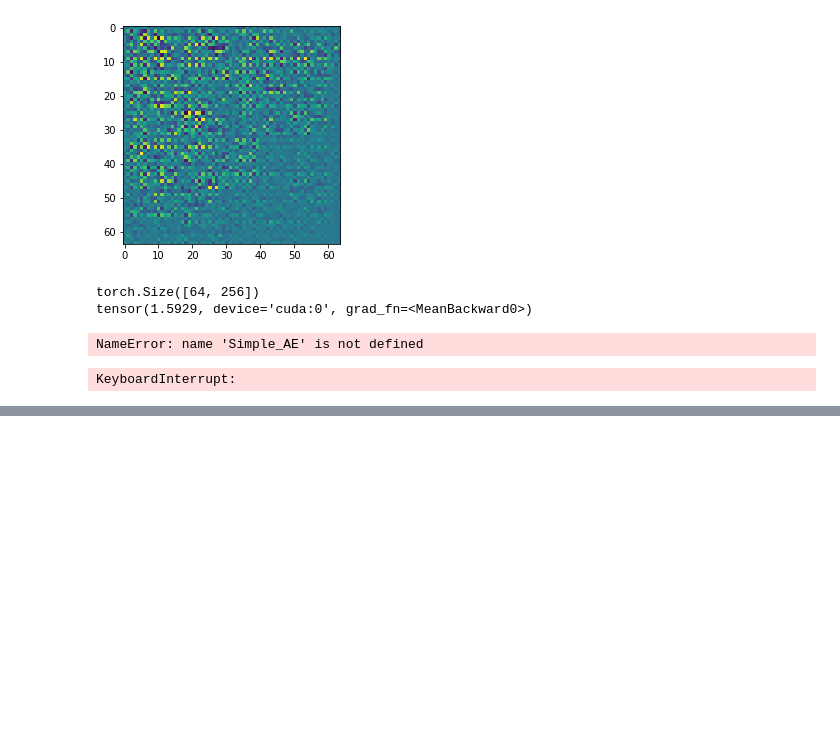
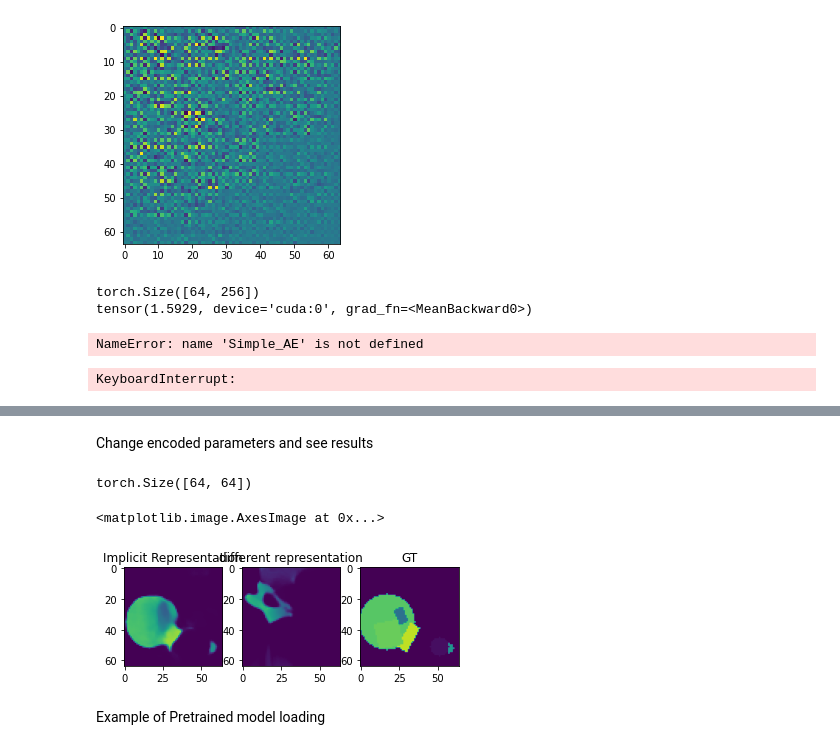
Before and after one commit to gmmyung/RoboVision, a Jupyter notebook: Superencoding.ipynb, the cells around one changed output, grey strips where cells are left out. Saved outputs shown, nothing was run; the diff lists cells and outputs as text; code cells hidden in the pictures; blank space fills up the shorter version.

```diff
--- a/Superencoding.ipynb
+++ b/Superencoding.ipynb
@@ -456,3 +460,40 @@ for i in range(20):
 ... (8 outputs left out)
 # %%
 torch.save(Model, "./transformer_model.pt")
+# %% [markdown]
+Change encoded parameters and see results
+# %%
+batch = torch.zeros([1, 1, t.map_size, t.map_size], device = device)
+t.initialize_terrain()
+batch[0] = t.color_map
+# %%
+
+mesh = torch.zeros([1, 64*64, 2], device = device)
+for i in range(64):
+    for j in range(64):
+        mesh[0, i*64+j, 0] = i
+        mesh[0, i*64+j, 1] = j
+enc = Model.forward(batch)
+enc[0, 150:256] = 0
+
+output = Model.point_to_pixel(Model.forward(batch), mesh)
+diff_output = Model.point_to_pixel(enc, mesh).reshape(64, 64)
+print(diff_output.shape)
+output = output.reshape(64, 64)
+plt.subplot(1,3,1)
+plt.title('Implicit Representation')
+plt.imshow(output.to('cpu').detach().numpy(), vmax=1, vmin=0)
+
+plt.subplot(1,3,2)
+plt.title('different representation')
+plt.imshow(diff_output.to('cpu').detach().numpy(), vmax=1, vmin=0)
+
+plt.subplot(1,3,3)
+plt.title('GT')
+plt.imshow(t.color_map.to('cpu').detach().numpy(), vmax=1, vmin=0)
+# %% [output]
+torch.Size([64, 64])
+<matplotlib.image.AxesImage at 0x...>
+[figure, added]
+# %% [markdown]
+Example of Pretrained model loading
```
Also changed, not shown: parts of 7 cells of this notebook, 1 other file.
